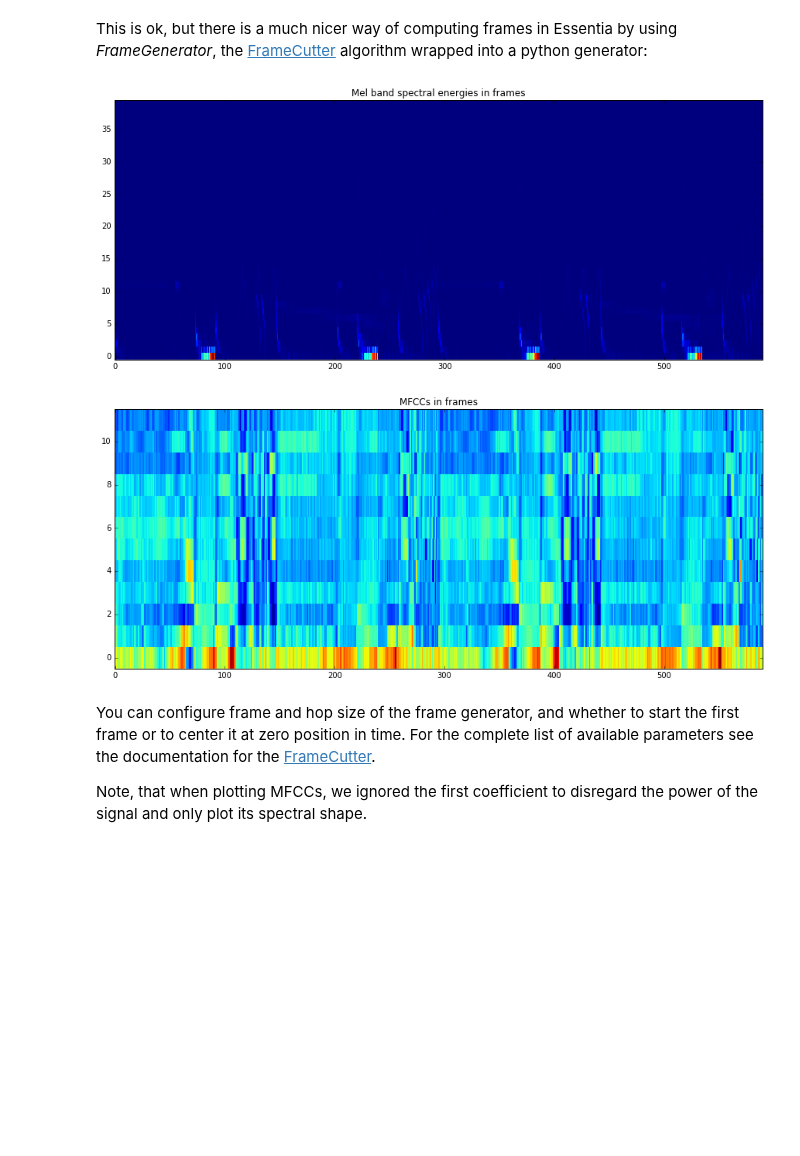
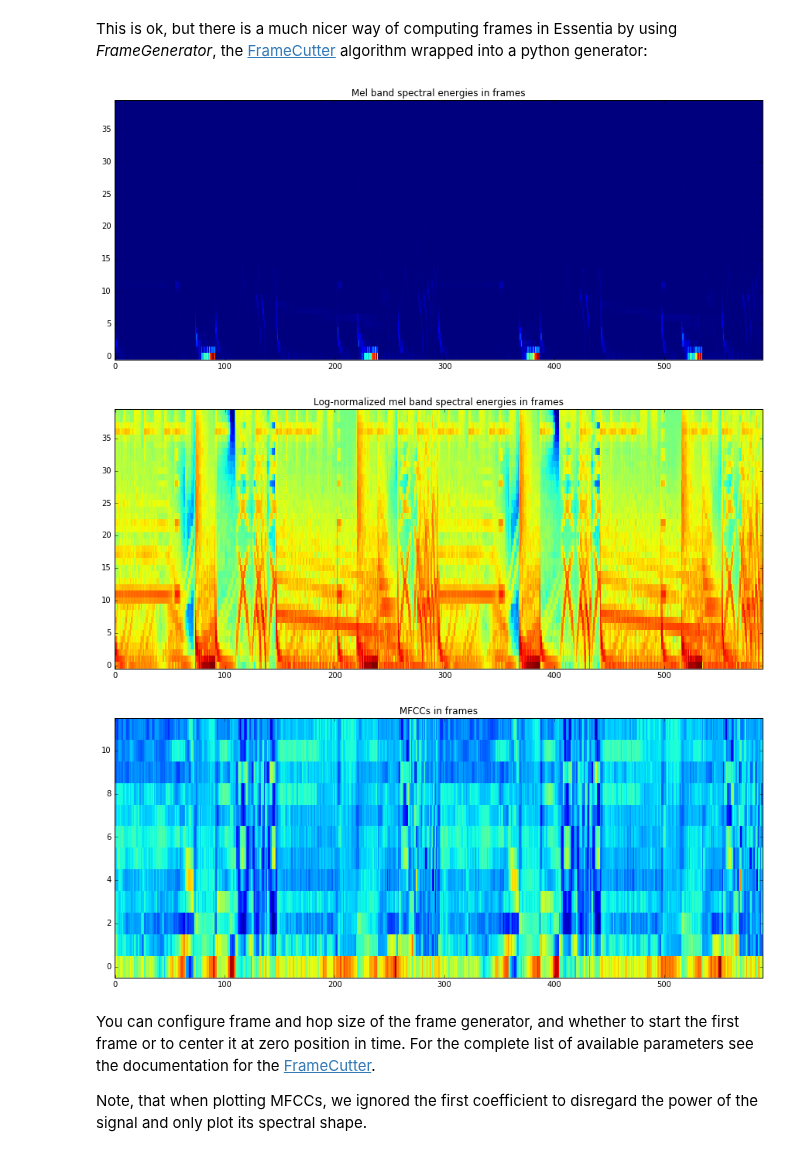
Before and after one commit to MTG/essentia, a Jupyter notebook: src/examples/tutorial/essentia_python_tutorial.ipynb, the cells around one changed output. Drawn from its saved outputs; the diff is of its cells as text; code cells hidden in the pictures; blank space fills up the shorter version.

Commit message:
Update python notebook with Essentia tutorial
- Rewrite some text
- Proof-read
- Add links to algorithms doc pages
- Add audio preview

```diff
--- a/src/examples/tutorial/essentia_python_tutorial.ipynb
+++ b/src/examples/tutorial/essentia_python_tutorial.ipynb
@@ -134,0 +143,5 @@ show() # unnecessary if you started "ipython --pylab"
+# %%
+logNorm = UnaryOperator(type='log')
+plot(logNorm(mfcc_bands))
+plt.title("Log-normalized mel band spectral energies of a frame:")
+show()
@@ -153,28 +168,36 @@ This is ok, but there is a much nicer way of computing frames in Essentia by usi
 # %%
 mfccs = []
 melbands = []
+melbands_log = []
 
 for frame in FrameGenerator(audio, frameSize=1024, hopSize=512, startFromZero=True):
     mfcc_bands, mfcc_coeffs = mfcc(spectrum(w(frame)))
     mfccs.append(mfcc_coeffs)
     melbands.append(mfcc_bands)
+    melbands_log.append(logNorm(mfcc_bands))
 
 # transpose to have it in a better shape
 # we need to convert the list to an essentia.array first (== numpy.array of floats)
 mfccs = essentia.array(mfccs).T
 melbands = essentia.array(melbands).T
+melbands_log = essentia.array(melbands_log).T
 
 # and plot
 imshow(melbands[:,:], aspect = 'auto', origin='lower', interpolation='none')
 plt.title("Mel band spectral energies in frames")
-show() # unnecessary if you started "ipython --pylab"
+show()
+
+imshow(melbands_log[:,:], aspect = 'auto', origin='lower', interpolation='none')
+plt.title("Log-normalized mel band spectral energies in frames")
+show()
 
 imshow(mfccs[1:,:], aspect='auto', origin='lower', interpolation='none')
 plt.title("MFCCs in frames")
-show() # unnecessary if you started "ipython --pylab"
+show()
 # %% [output]
 [figure]
-[figure, old version]
+[figure, new version]
+[figure, added]
 # %% [markdown]
 You can configure frame and hop size of the frame generator, and whether to start the first frame or to center it at zero position in time. For the complete list of available parameters see the documentation for the [FrameCutter](http://essentia.upf.edu/documentation/reference/std_FrameCutter.html).
 
```
Also changed, not shown: parts of 19 cells of this notebook.
